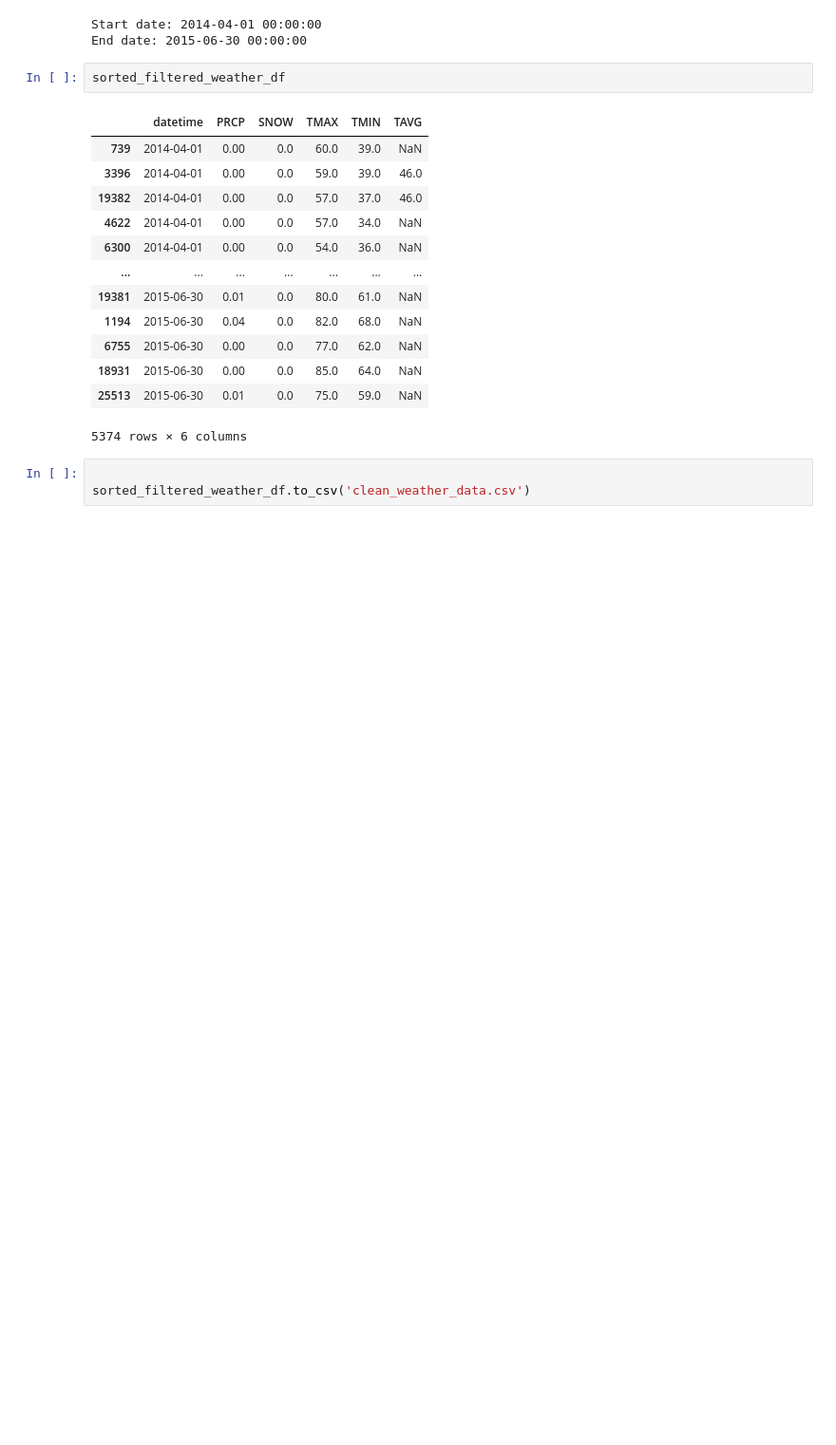
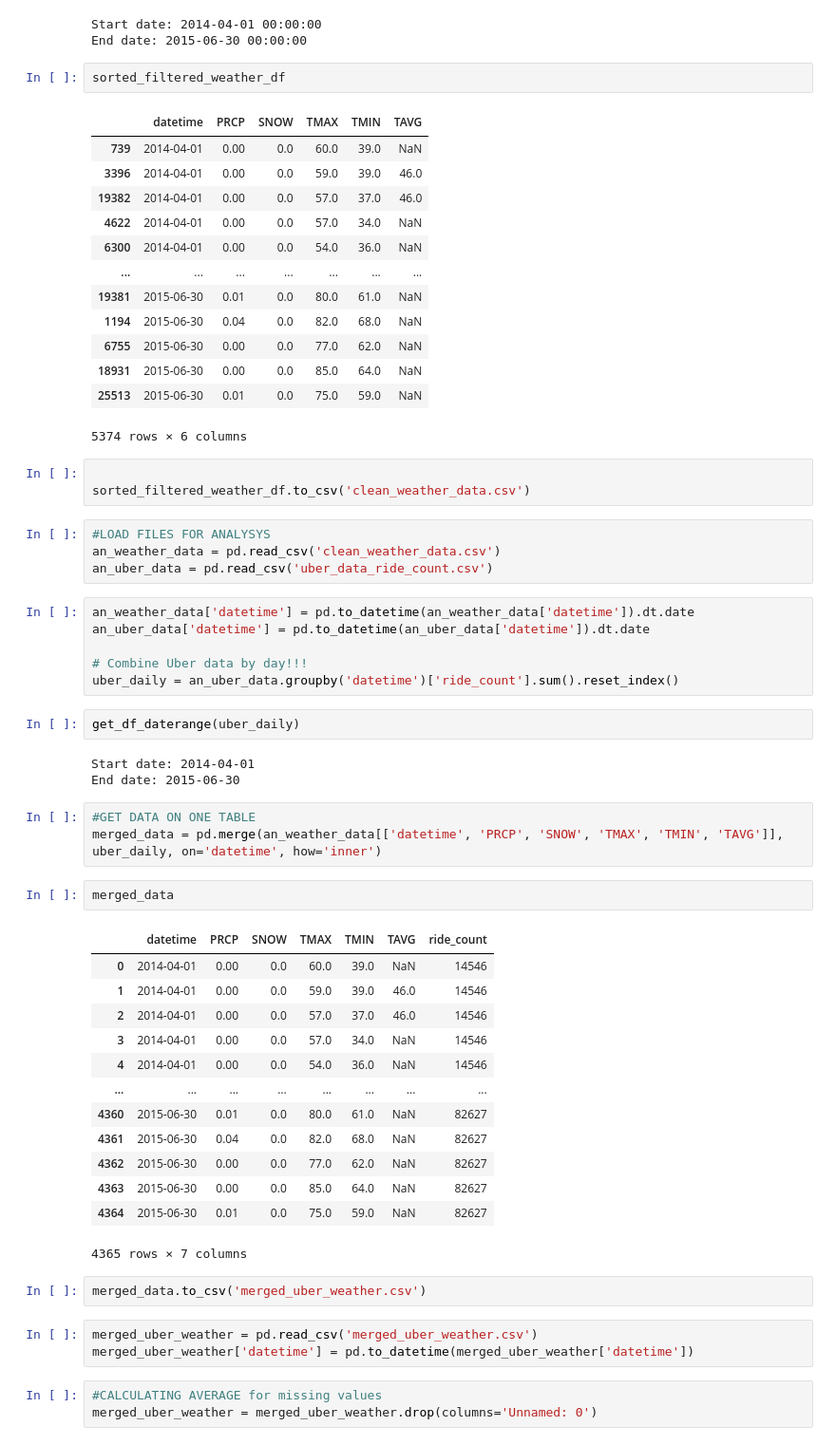
Before and after one commit to nikiconluxury/project-1-module-9, a Jupyter notebook: submit_project_1_m_9.ipynb, the cells around one changed output. Shown: that part at 95% size. Saved outputs shown, nothing was run; the diff lists cells and outputs as text; blank space fills up the shorter version.

```diff
--- a/submit_project_1_m_9.ipynb
+++ b/submit_project_1_m_9.ipynb
@@ -536,3 +536,45 @@ sorted_filtered_weather_df
 # %%
 
 sorted_filtered_weather_df.to_csv('clean_weather_data.csv')
+# %%
+#LOAD FILES FOR ANALYSYS
+an_weather_data = pd.read_csv('clean_weather_data.csv')
+an_uber_data = pd.read_csv('uber_data_ride_count.csv')
+# %%
+an_weather_data['datetime'] = pd.to_datetime(an_weather_data['datetime']).dt.date
+an_uber_data['datetime'] = pd.to_datetime(an_uber_data['datetime']).dt.date
+
+# Combine Uber data by day!!!
+uber_daily = an_uber_data.groupby('datetime')['ride_count'].sum().reset_index()
+# %%
+get_df_daterange(uber_daily)
+# %% [output]
+Start date: 2014-04-01
+End date: 2015-06-30
+# %%
+#GET DATA ON ONE TABLE
+merged_data = pd.merge(an_weather_data[['datetime', 'PRCP', 'SNOW', 'TMAX', 'TMIN', 'TAVG']], uber_daily, on='datetime', how='inner')
+# %%
+merged_data
+# %% [output]
+|  | datetime | PRCP | SNOW | TMAX | TMIN | TAVG | ride_count |
+| 0 | 2014-04-01 | 0.00 | 0.0 | 60.0 | 39.0 | NaN | 14546 |
+| 1 | 2014-04-01 | 0.00 | 0.0 | 59.0 | 39.0 | 46.0 | 14546 |
+| 2 | 2014-04-01 | 0.00 | 0.0 | 57.0 | 37.0 | 46.0 | 14546 |
+| 3 | 2014-04-01 | 0.00 | 0.0 | 57.0 | 34.0 | NaN | 14546 |
+| 4 | 2014-04-01 | 0.00 | 0.0 | 54.0 | 36.0 | NaN | 14546 |
+| ... | ... | ... | ... | ... | ... | ... | ... |
+| 4360 | 2015-06-30 | 0.01 | 0.0 | 80.0 | 61.0 | NaN | 82627 |
+| 4361 | 2015-06-30 | 0.04 | 0.0 | 82.0 | 68.0 | NaN | 82627 |
+| 4362 | 2015-06-30 | 0.00 | 0.0 | 77.0 | 62.0 | NaN | 82627 |
+| 4363 | 2015-06-30 | 0.00 | 0.0 | 85.0 | 64.0 | NaN | 82627 |
+| 4364 | 2015-06-30 | 0.01 | 0.0 | 75.0 | 59.0 | NaN | 82627 |
+4365 rows × 7 columns
+# %%
+merged_data.to_csv('merged_uber_weather.csv')
+# %%
+merged_uber_weather = pd.read_csv('merged_uber_weather.csv')
+merged_uber_weather['datetime'] = pd.to_datetime(merged_uber_weather['datetime'])
+# %%
+#CALCULATING AVERAGE for missing values
+merged_uber_weather = merged_uber_weather.drop(columns='Unnamed: 0')
```
Also changed, not shown: parts of 22 cells of this notebook, 2 other files.
